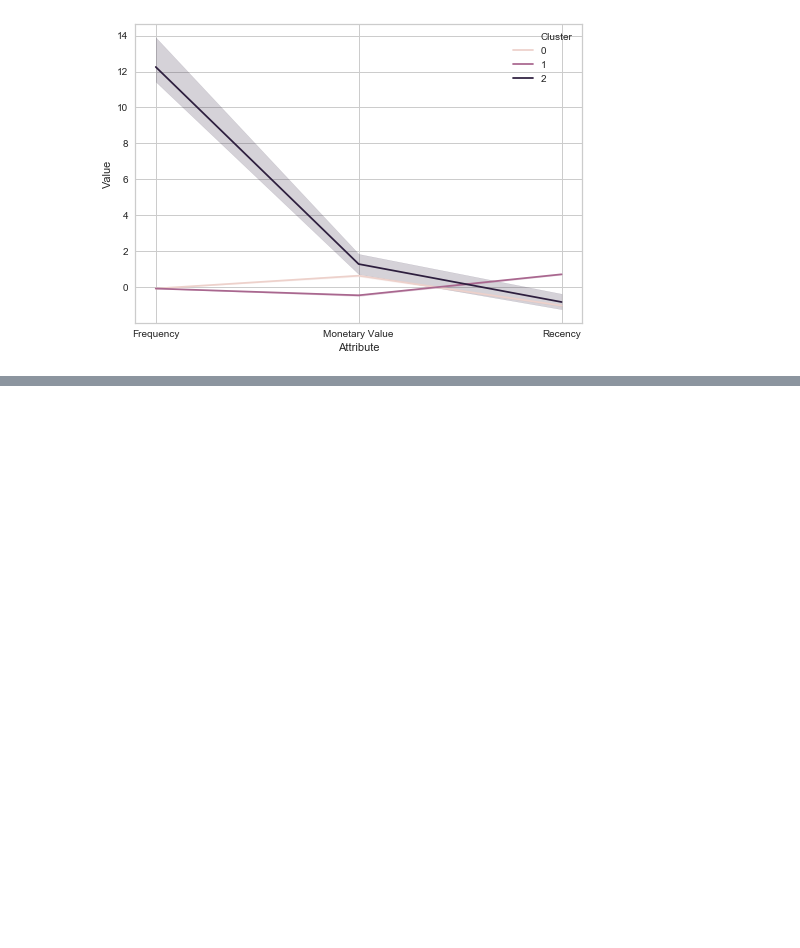
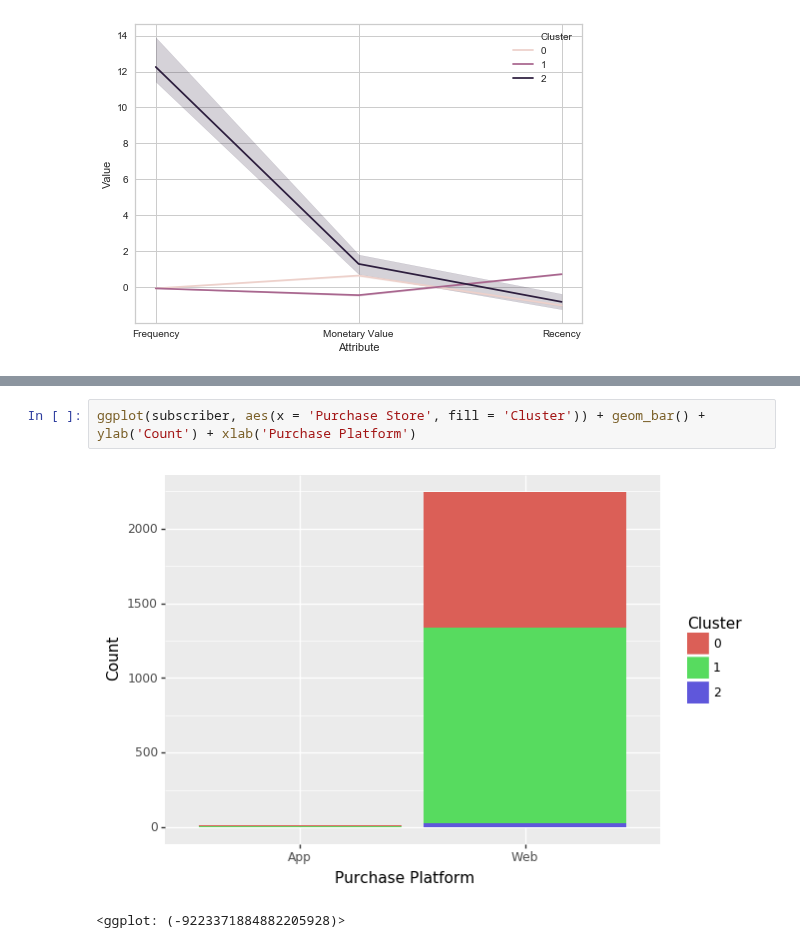
Before and after one commit to jgonz100/MGSC410-Final, a Jupyter notebook: eda.ipynb, the cells around one changed output, grey strips where cells are left out. Cells and saved outputs as stored; diff of their text form; blank space fills up the shorter version.

```diff
--- a/eda.ipynb
+++ b/eda.ipynb
@@ -427,0 +469,5 @@ sb.lineplot('Attribute', 'Value', hue = 'Cluster', data = subscribers_melt)
+# %%
+ggplot(subscriber, aes(x = 'Purchase Store', fill = 'Cluster')) + geom_bar() + ylab('Count') + xlab('Purchase Platform')
+# %% [output]
+[figure, added]
+<ggplot: (-9223371884882205928)>
```
Also changed, not shown: parts of 25 cells of this notebook.
